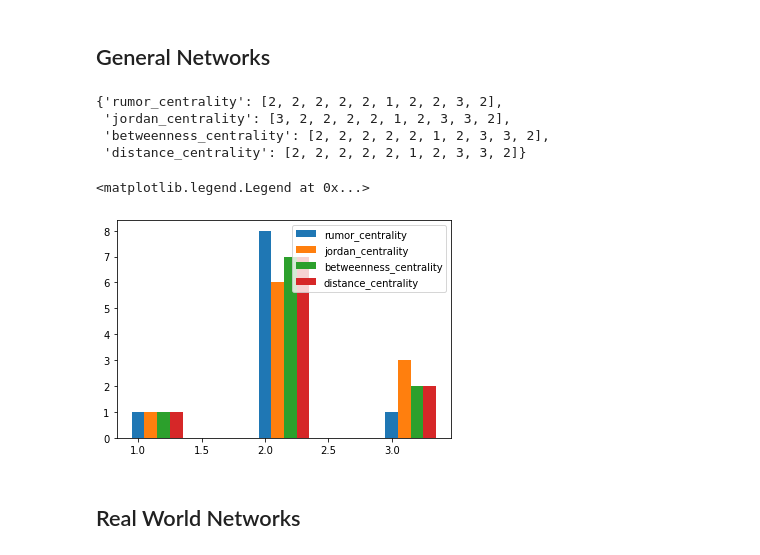
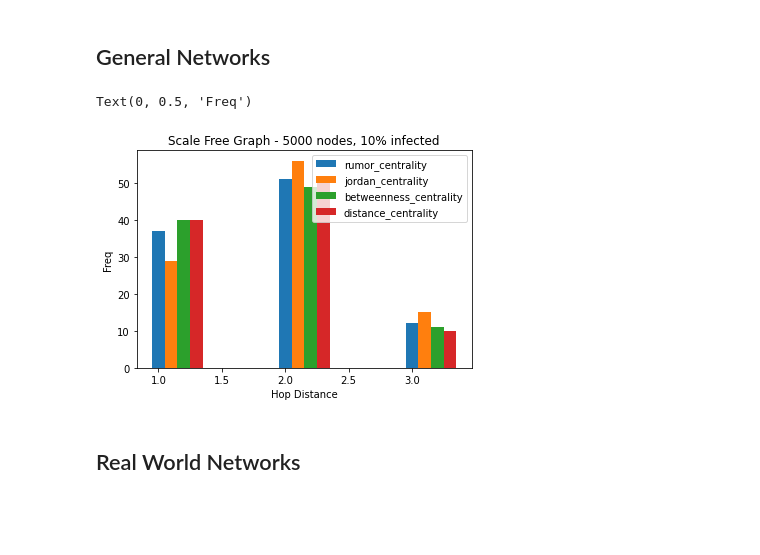
Before and after one commit to Paulpanther/info-flow, a Jupyter notebook: Reproduce Paper Results.ipynb, the cells around one changed output. Cells and saved outputs as stored; diff of their text form; code cells hidden in the pictures; blank space fills up the shorter version.

```diff
--- a/Reproduce Paper Results.ipynb
+++ b/Reproduce Paper Results.ipynb
@@ -104,16 +104,17 @@ with tqdm(total=len(degrees) * len(sizes)) as pbar:
 
             pbar.update(1)
 # %%
-with open("regular_trees_eval_results.pickle", "rb") as f:
-    results = pickle.load(f)
+# import pickle
+# with open("regular_trees_eval_results.pickle", "rb") as f:
+#    results = pickle.load(f)
 # %%
-import pickle
-import os.path
+# import pickle
+# import os.path
 
 
-if not os.path.exists("regular_trees_eval_results.pickle"):
-    with open("regular_trees_eval_results.pickle", "wb") as f:
-        pickle.dump(results, f)
+# if not os.path.exists("regular_trees_eval_results.pickle"):
+#     with open("regular_trees_eval_results.pickle", "wb") as f:
+#         pickle.dump(results, f)
 # %%
 # Regular Trees - Hop Distances per degree and size
 import matplotlib.pyplot as plt
@@ -198,7 +199,7 @@ def geo_graph_averages(size, radius):
     with tqdm(total=len(metrics) * samples) as bar:
         for i, (metric_name, metric) in enumerate(metrics.items()):
             hop_distances = []
-            for _ in range(samples):
+            for _i in range(samples):
                 predicted_c = metric(infected_g)
                 hop_distances.append(nx.shortest_path_length(read_only, c[0], predicted_c[0]))
                 bar.update(1)
@@ -257,7 +262,7 @@ node_count = 5000
 # %%
 # turn small world from multi to simple graph
 results = []
-for _ in tqdm(range(10)):
+for _ in tqdm(range(samples)):
     g = nx.Graph(scale_free(node_count))
     read_only = g.copy(as_view=True)
     inf_g, c = si(g, -1, .1, 1, max_infected_nodes=0.1 * node_count)
@@ -267,26 +272,25 @@ for _ in tqdm(range(10)):
         predictions.items(),
     ))
     results.append(r)
-# %%
-values
-# %% [output]
-{'rumor_centrality': [2, 2, 2, 2, 2, 1, 2, 2, 3, 2],
- 'jordan_centrality': [3, 2, 2, 2, 2, 1, 2, 3, 3, 2],
- 'betweenness_centrality': [2, 2, 2, 2, 2, 1, 2, 3, 3, 2],
- 'distance_centrality': [2, 2, 2, 2, 2, 1, 2, 3, 3, 2]}
 # %%
+import matplotlib.pyplot as plt
+import numpy as np
+
 values = {}
 for r in results:
     for k, v in r.items():
         values[k] = values.get(k, []) + [v]
 
 uniques = list(set([x for v in values.values() for x in v]))
 for i, (k, v) in enumerate(values.items()):
     plt.bar(np.array(uniques) + 0.1 * i, [v.count(u) for u in uniques], width=0.1, label=k)
 plt.legend()
+plt.title("Scale Free Graph - 5000 nodes, 10% infected")
+plt.xlabel("Hop Distance")
+plt.ylabel("Freq")
 # %% [output]
-<matplotlib.legend.Legend at 0x...>
+Text(0, 0.5, 'Freq')
-[figure, old version]
+[figure, new version]
 # %% [markdown]
 ## Real World Networks
 # %%
```
Also changed, not shown: parts of 11 cells of this notebook.
